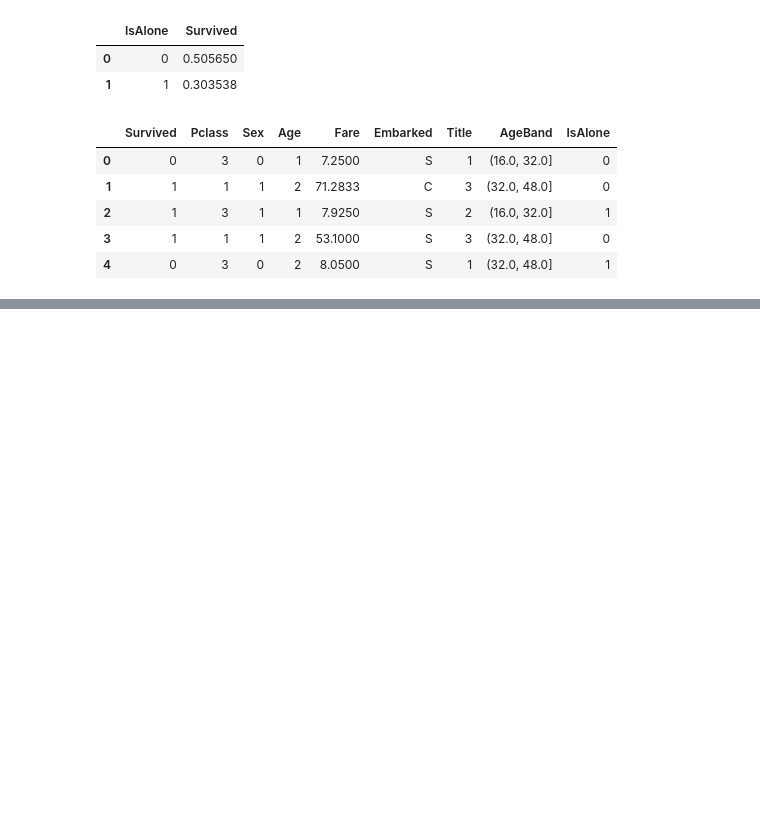
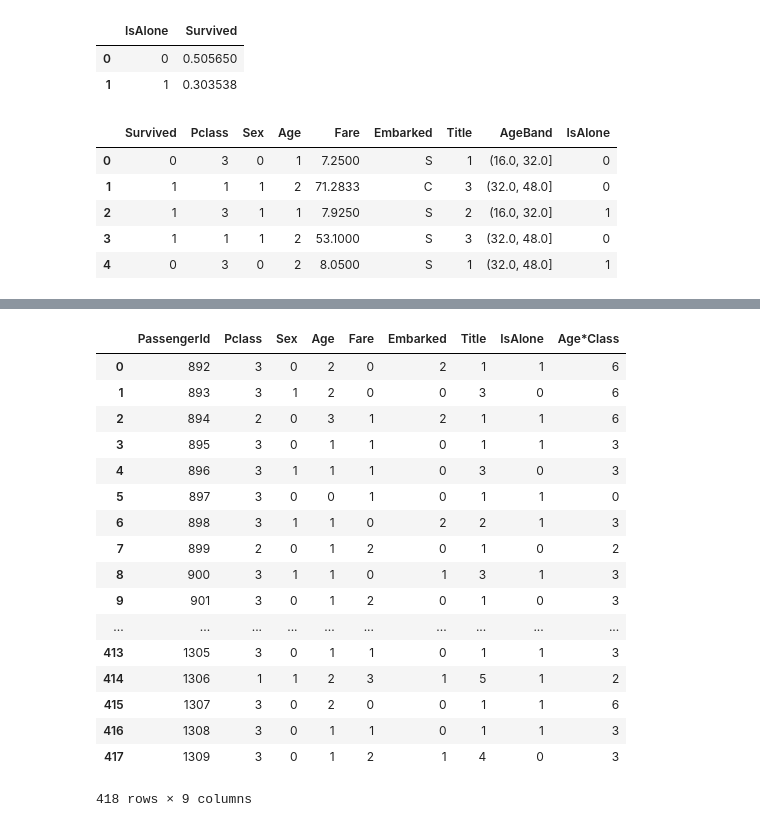
Before and after one commit to rohith28/Titanic_Kaggle, a Jupyter notebook: Titanic_Disaster_prediction.ipynb, the cells around one changed output, grey strips where cells are left out. Drawn from its saved outputs; the diff is of its cells as text; code cells hidden in the pictures; blank space fills up the shorter version.

```diff
--- a/Titanic_Disaster_prediction.ipynb
+++ b/Titanic_Disaster_prediction.ipynb
@@ -466,0 +517,3 @@ train_df.head()
+# %%
+test_df['Fare'].fillna(test_df['Fare'].dropna().median(), inplace=True)
+test_df.head()
@@ -466,0 +560,21 @@ train_df.head()
+# %%
+test_df
+# %% [output]
+|  | PassengerId | Pclass | Sex | Age | Fare | Embarked | Title | IsAlone | Age*Class |
+| 0 | 892 | 3 | 0 | 2 | 0 | 2 | 1 | 1 | 6 |
+| 1 | 893 | 3 | 1 | 2 | 0 | 0 | 3 | 0 | 6 |
+| 2 | 894 | 2 | 0 | 3 | 1 | 2 | 1 | 1 | 6 |
+| 3 | 895 | 3 | 0 | 1 | 1 | 0 | 1 | 1 | 3 |
+| 4 | 896 | 3 | 1 | 1 | 1 | 0 | 3 | 0 | 3 |
+| 5 | 897 | 3 | 0 | 0 | 1 | 0 | 1 | 1 | 0 |
+| 6 | 898 | 3 | 1 | 1 | 0 | 2 | 2 | 1 | 3 |
+| 7 | 899 | 2 | 0 | 1 | 2 | 0 | 1 | 0 | 2 |
+| 8 | 900 | 3 | 1 | 1 | 0 | 1 | 3 | 1 | 3 |
+| 9 | 901 | 3 | 0 | 1 | 2 | 0 | 1 | 0 | 3 |
+| ... | ... | ... | ... | ... | ... | ... | ... | ... | ... |
+| 413 | 1305 | 3 | 0 | 1 | 1 | 0 | 1 | 1 | 3 |
+| 414 | 1306 | 1 | 1 | 2 | 3 | 1 | 5 | 1 | 2 |
+| 415 | 1307 | 3 | 0 | 2 | 0 | 0 | 1 | 1 | 6 |
+| 416 | 1308 | 3 | 0 | 1 | 1 | 0 | 1 | 1 | 3 |
+| 417 | 1309 | 3 | 0 | 1 | 2 | 1 | 4 | 0 | 3 |
+418 rows × 9 columns
```
Also changed, not shown: parts of 16 cells of this notebook.
